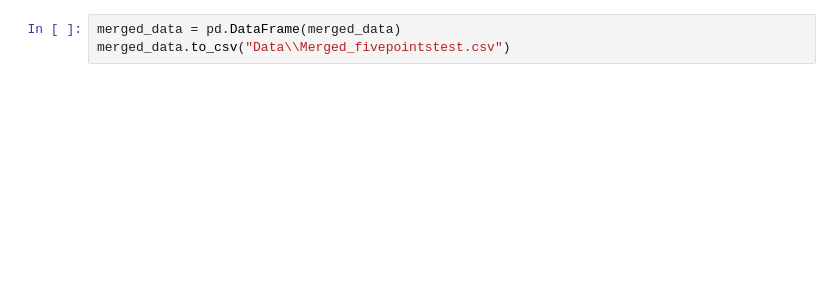
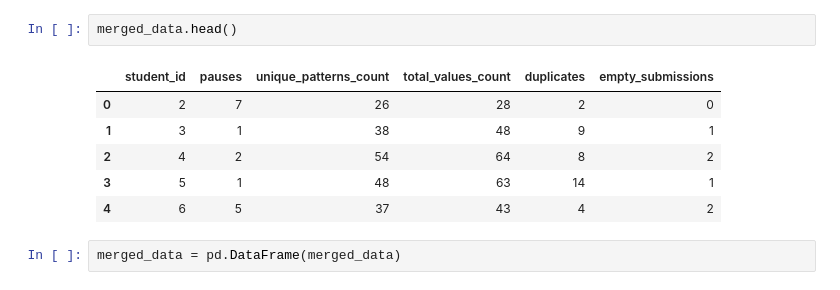
Before and after one commit to RowanBattles/Group4AI, a Jupyter notebook: DataMerge.ipynb, the cells around one changed output. Drawn from its saved outputs; the diff is of its cells as text; blank space fills up the shorter version.

```diff
--- a/DataMerge.ipynb
+++ b/DataMerge.ipynb
@@ -24,3 +46,11 @@ print(merged_data.head())
+# %%
+merged_data.head()
+# %% [output]
+|  | student_id | pauses | unique_patterns_count | total_values_count | duplicates | empty_submissions |
+| 0 | 2 | 7 | 26 | 28 | 2 | 0 |
+| 1 | 3 | 1 | 38 | 48 | 9 | 1 |
+| 2 | 4 | 2 | 54 | 64 | 8 | 2 |
+| 3 | 5 | 1 | 48 | 63 | 14 | 1 |
+| 4 | 6 | 5 | 37 | 43 | 4 | 2 |
 # %%
 merged_data = pd.DataFrame(merged_data)
-merged_data.to_csv("Data\\Merged_fivepointstest.csv")
```
Also changed, not shown: parts of 2 cells of this notebook, 26 other files.
